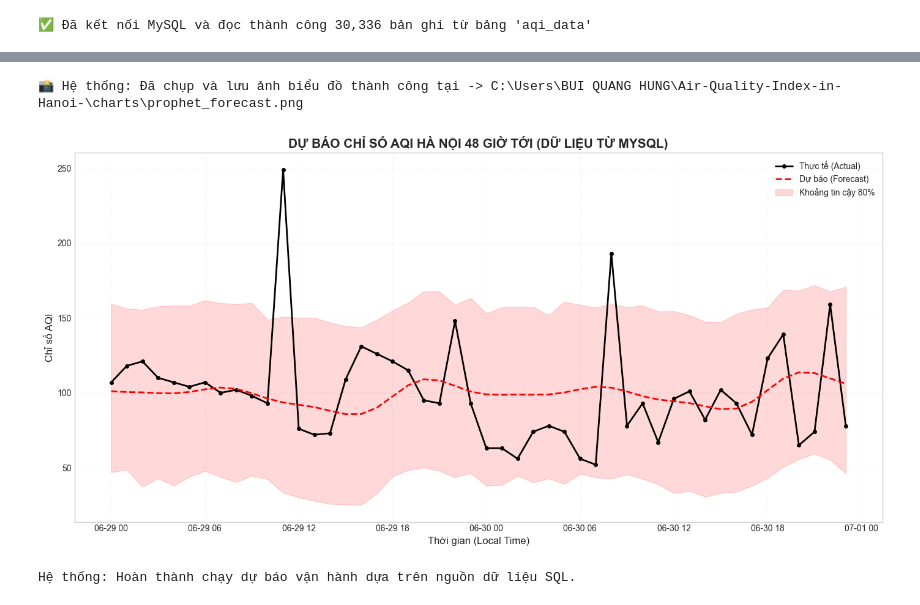
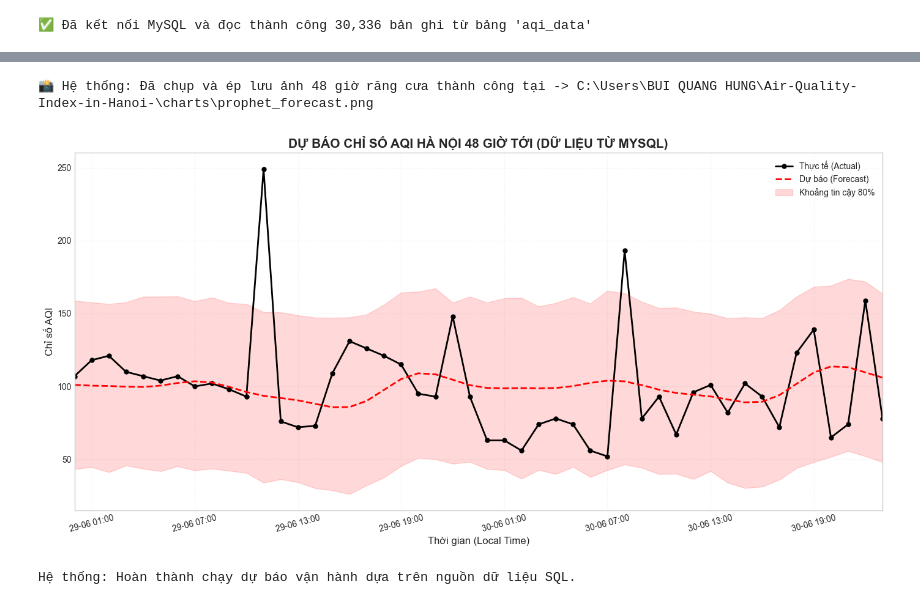
Before and after one commit to anh922006/air-quality-index-in-hanoi-, a Jupyter notebook: library_framework/Time_Series_Forecast.ipynb, the cells around one changed output, grey strips where cells are left out. Drawn from its saved outputs; the diff is of its cells as text; code cells hidden in the pictures.

```diff
--- a/library_framework/Time_Series_Forecast.ipynb
+++ b/library_framework/Time_Series_Forecast.ipynb
@@ -2,6 +2,7 @@
 import pandas as pd
 import numpy as np
 import matplotlib.pyplot as plt
+import matplotlib.dates as mdates
 from prophet import Prophet
 from sqlalchemy import create_engine
 import warnings
@@ -14,9 +15,14 @@ warnings.filterwarnings('ignore', category=FutureWarning)
 current_dir = Path(os.getcwd()).resolve()
 if 'library_framework' in current_dir.parts:
     dotenv_path = current_dir.parent / '.env'
+    # SỬA ĐƯỜNG DẪN: Ép thư mục charts phải nhảy ra ngoài thư mục gốc để Streamlit ăn ảnh chuẩn
+    charts_dir = current_dir.parent / 'charts'
 else:
     dotenv_path = current_dir / '.env'
+    charts_dir = current_dir / 'charts'
+
 load_dotenv(dotenv_path=dotenv_path)
+os.makedirs(charts_dir, exist_ok=True)
 
 DB_USER = os.getenv("DB_USER")
 DB_PASSWORD = os.getenv("DB_PASSWORD")
@@ -48,33 +54,44 @@ model.fit(train)
 future = model.make_future_dataframe(periods=test_size, freq='h')
 forecast = model.predict(future)
 
-plt.figure(figsize=(14, 7))
-plt.plot(test['ds'], test['y'], label='Thực tế (Actual)', color='black', marker='o', markersize=4, linewidth=2)
-plt.plot(forecast['ds'].tail(test_size), forecast['yhat'].tail(test_size), label='Dự báo (Forecast)', color='red', linestyle='--', linewidth=2)
+# =================================================================
+# PHÂN HỆ VẼ ĐỒ THỊ VÀ ÉP PHÓNG TO KHUNG HÌNH 48 GIỜ RĂNG CƯA CHUẨN
+# =================================================================
+fig, ax = plt.subplots(figsize=(14, 7))
 
-plt.fill_between(forecast['ds'].tail(test_size), forecast['yhat_lower'].tail(test_size), forecast['yhat_upper'].tail(test_size), color='red', alpha=0.15, label='Khoảng tin cậy 80%')
+# 1. Vẽ đường thực tế (Đường đen đậm có chấm tròn răng cưa nhấp nhô)
+ax.plot(test['ds'], test['y'], label='Thực tế (Actual)', color='black', marker='o', markersize=5, linewidth=2)
+
+# 2. Vẽ đường dự báo (Đường đỏ đứt nét uốn lượn)
+ax.plot(forecast['ds'].tail(test_size), forecast['yhat'].tail(test_size), label='Dự báo (Forecast)', color='red', linestyle='--', linewidth=2)
+
+# 3. Đổ màu khoảng tin cậy an toàn hệ thống 80%
+ax.fill_between(forecast['ds'].tail(test_size), forecast['yhat_lower'].tail(test_size), forecast['yhat_upper'].tail(test_size), color='red', alpha=0.15, label='Khoảng tin cậy 80%')
+
+# --- ÉP BUỘC CỐ ĐỊNH TRỤC X THEO ĐÚNG KHUNG THỜI GIAN KIỂM THỬ 48 GIỜ ---
+start_date = test['ds'].min()
+end_date = test['ds'].max()
+ax.set_xlim(start_date, end_date)
+
+# Định dạng lại hiển thị ngày tháng / giờ dưới trục X cho thoáng, đẹp, chuyên nghiệp
+ax.xaxis.set_major_formatter(mdates.DateFormatter('%d-%m %H:%M'))
+ax.xaxis.set_major_locator(mdates.HourLocator(interval=6))  # Cứ cách 6 tiếng vạch 1 mốc giờ
+plt.xticks(rotation=15)
+# ----------------------------------------------------------------------
 
 plt.title('DỰ BÁO CHỈ SỐ AQI HÀ NỘI 48 GIỜ TỚI (DỮ LIỆU TỪ MYSQL)', fontsize=15, fontweight='bold')
 plt.xlabel('Thời gian (Local Time)', fontsize=12)
 plt.ylabel('Chỉ số AQI', fontsize=12)
-plt.legend()
+plt.legend(loc='upper right')
 plt.grid(alpha=0.3, linestyle=':')
 plt.tight_layout()
 
-# --- ĐOẠN THÊM VÀO ĐỂ TỰ ĐỘNG CHỤP VÀ LƯU ẢNH ---
-# Tự động định vị thư mục charts bất kể ông đang chạy ở thư mục cha hay thư mục con
-if 'library_framework' in current_dir.parts:
-    charts_dir = current_dir.parent / 'charts'
-else:
-    charts_dir = current_dir / 'charts'
+# --- TIẾN HÀNH CHỤP VÀ LƯU ĐÈ ẢNH CẬN CẢNH RA GIAO DIỆN WEB ---
+output_image_path = os.path.join(charts_dir, 'prophet_forecast.png')
+plt.savefig(output_image_path, bbox_inches='tight', dpi=300)  # Để độ phân giải siêu nét 300dpi
+print(f"📸 Hệ thống: Đã chụp và ép lưu ảnh 48 giờ răng cưa thành công tại -> {output_image_path}")
 
-os.makedirs(charts_dir, exist_ok=True)
-output_image_path = os.path.join(charts_dir, 'prophet_forecast.png')
-plt.savefig(output_image_path, bbox_inches='tight', dpi=150)
-print(f"📸 Hệ thống: Đã chụp và lưu ảnh biểu đồ thành công tại -> {output_image_path}")
-# ------------------------------------------------
-
-plt.show()
+plt.show()  # Hiển thị trực tiếp output đồng bộ dưới ô code Notebook
 
 print(f"Hệ thống: Hoàn thành chạy dự báo vận hành dựa trên nguồn dữ liệu SQL.")
 # %% [output]
@@ -84,3 +101,3 @@ print(f"Hệ thống: Hoàn thành chạy dự báo vận hành dựa trên ngu
-📸 Hệ thống: Đã chụp và lưu ảnh biểu đồ thành công tại -> C:\Users\BUI QUANG HUNG\Air-Quality-Index-in-Hanoi-\charts\prophet_forecast.png
+📸 Hệ thống: Đã chụp và ép lưu ảnh 48 giờ răng cưa thành công tại -> C:\Users\BUI QUANG HUNG\Air-Quality-Index-in-Hanoi-\charts\prophet_forecast.png
-[figure, old version]
+[figure, new version]
 Hệ thống: Hoàn thành chạy dự báo vận hành dựa trên nguồn dữ liệu SQL.
```
Also changed, not shown: parts of 1 cell of this notebook, 9 other files.
